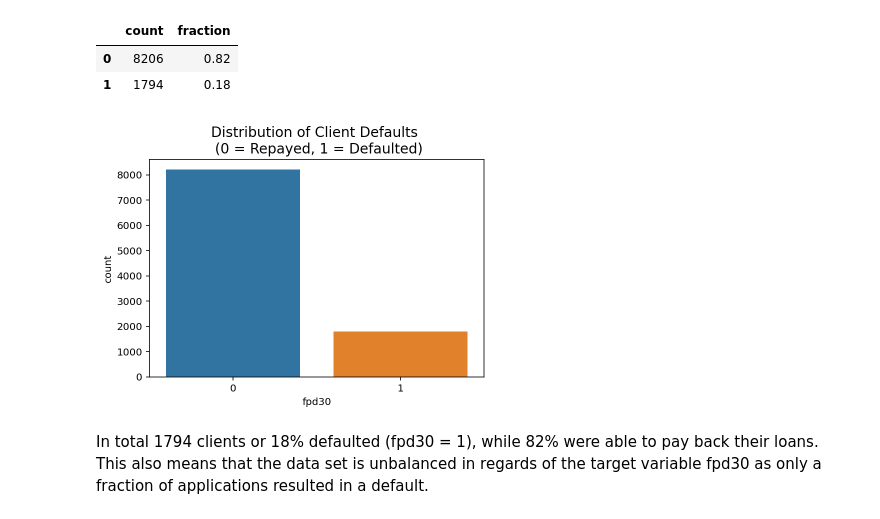
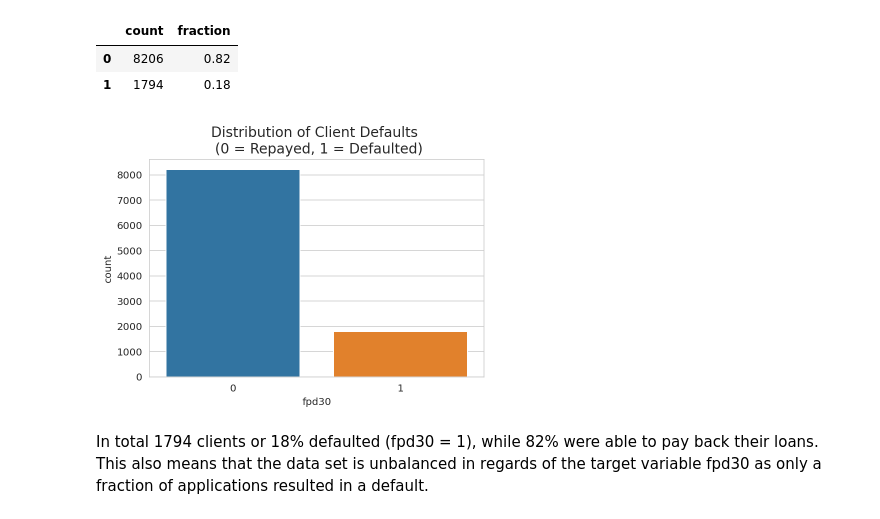
Before and after one commit to ArtisVansovics/loan_data_analysis, a Jupyter notebook: loan_data_analysis.ipynb, the cells around one changed output. Cells and saved outputs as stored; diff of their text form; code cells hidden in the pictures.

Commit message:
Added grid lines to plots

```diff
--- a/loan_data_analysis.ipynb
+++ b/loan_data_analysis.ipynb
@@ -154,10 +157,11 @@ fdp30 Values
 # %%
 sns.countplot(x='fpd30', data=df)
 plt.title('Distribution of Client Defaults \n (0 = Repayed, 1 = Defaulted)', fontsize=14)
+sns.set_style('whitegrid')
 
 plt.show()
 # %% [output]
-[figure, old version]
+[figure, new version]
 # %% [markdown]
 In total 1794 clients or 18% defaulted (fpd30 = 1), while 82% were able to pay back their loans. This also means that the data set is unbalanced in regards of the target variable fpd30 as only a fraction of applications resulted in a default.
 # %% [markdown]
```
Also changed, not shown: parts of 7 cells of this notebook.
